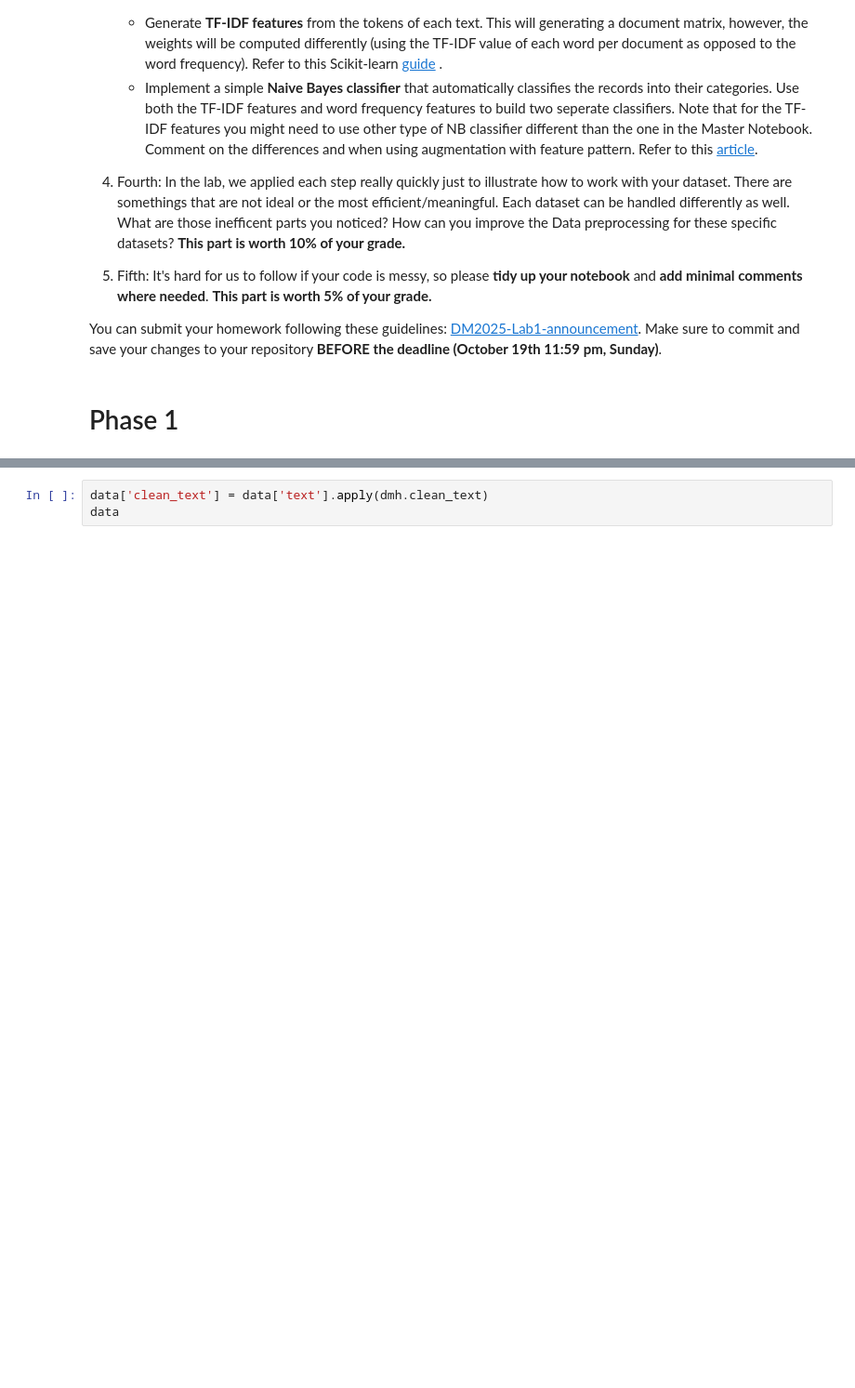
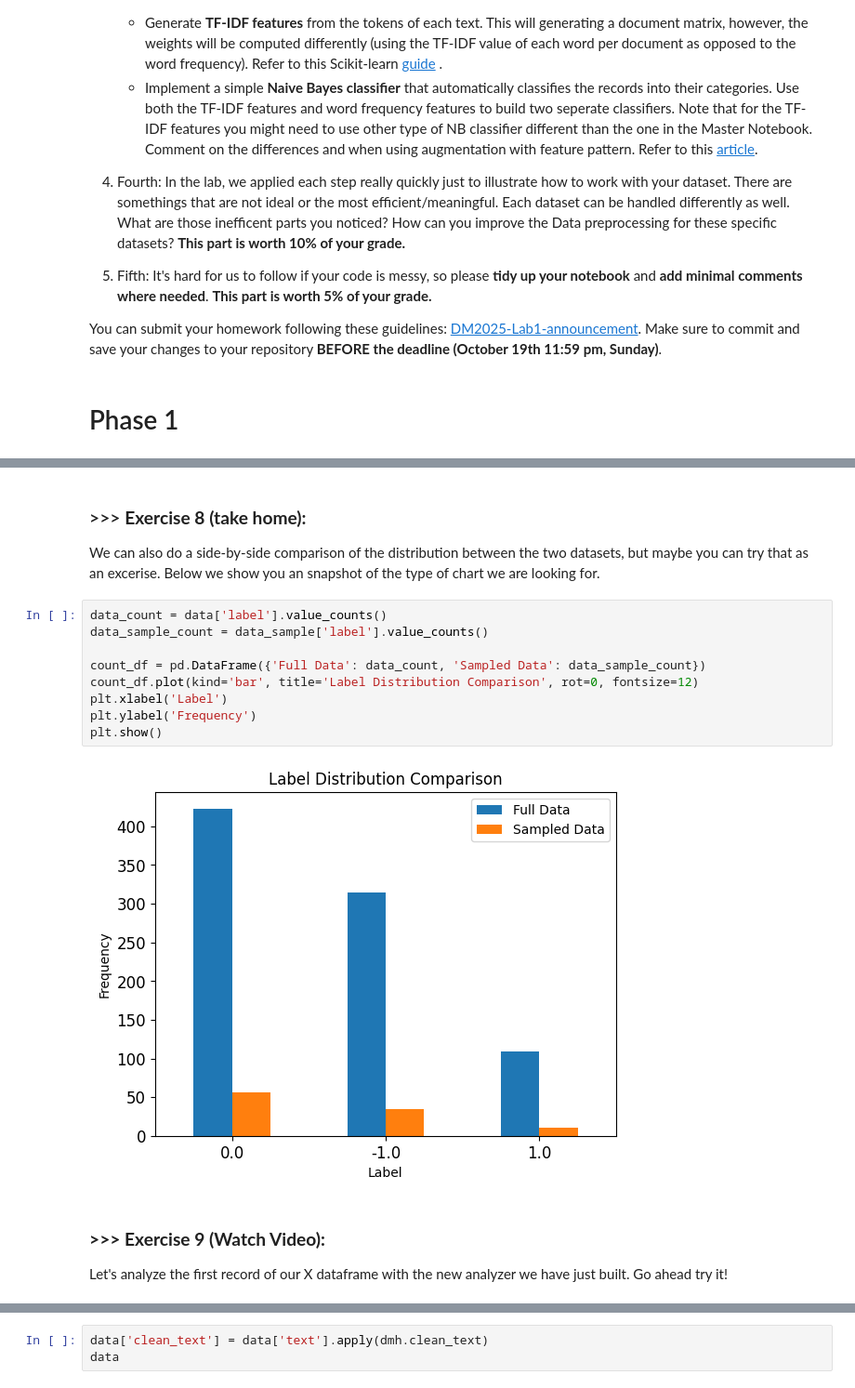
Before and after one commit to kevinchien920819/DM2025-Lab1-Exercise, a Jupyter notebook: DM2025-Lab1-Homework.ipynb, the cells around one changed output, grey strips where cells are left out. Shown at 93% size. Drawn from its saved outputs; the diff is of its cells as text; blank space fills up the shorter version.

```diff
--- a/DM2025-Lab1-Homework.ipynb
+++ b/DM2025-Lab1-Homework.ipynb
@@ -89,0 +152,17 @@ plt.show()
+# %% [markdown]
+### >>> **Exercise 8 (take home):**
+We can also do a side-by-side comparison of the distribution between the two datasets, but maybe you can try that as an excerise. Below we show you an snapshot of the type of chart we are looking for.
+# %%
+data_count = data['label'].value_counts()
+data_sample_count = data_sample['label'].value_counts()
+
+count_df = pd.DataFrame({'Full Data': data_count, 'Sampled Data': data_sample_count})
+count_df.plot(kind='bar', title='Label Distribution Comparison', rot=0, fontsize=12)
+plt.xlabel('Label')
+plt.ylabel('Frequency')
+plt.show()
+# %% [output]
+[figure, added]
+# %% [markdown]
+### **>>> Exercise 9 (Watch Video):**
+Let's analyze the first record of our X dataframe with the new analyzer we have just built. Go ahead try it!
```
Also changed, not shown: parts of 17 cells of this notebook.
